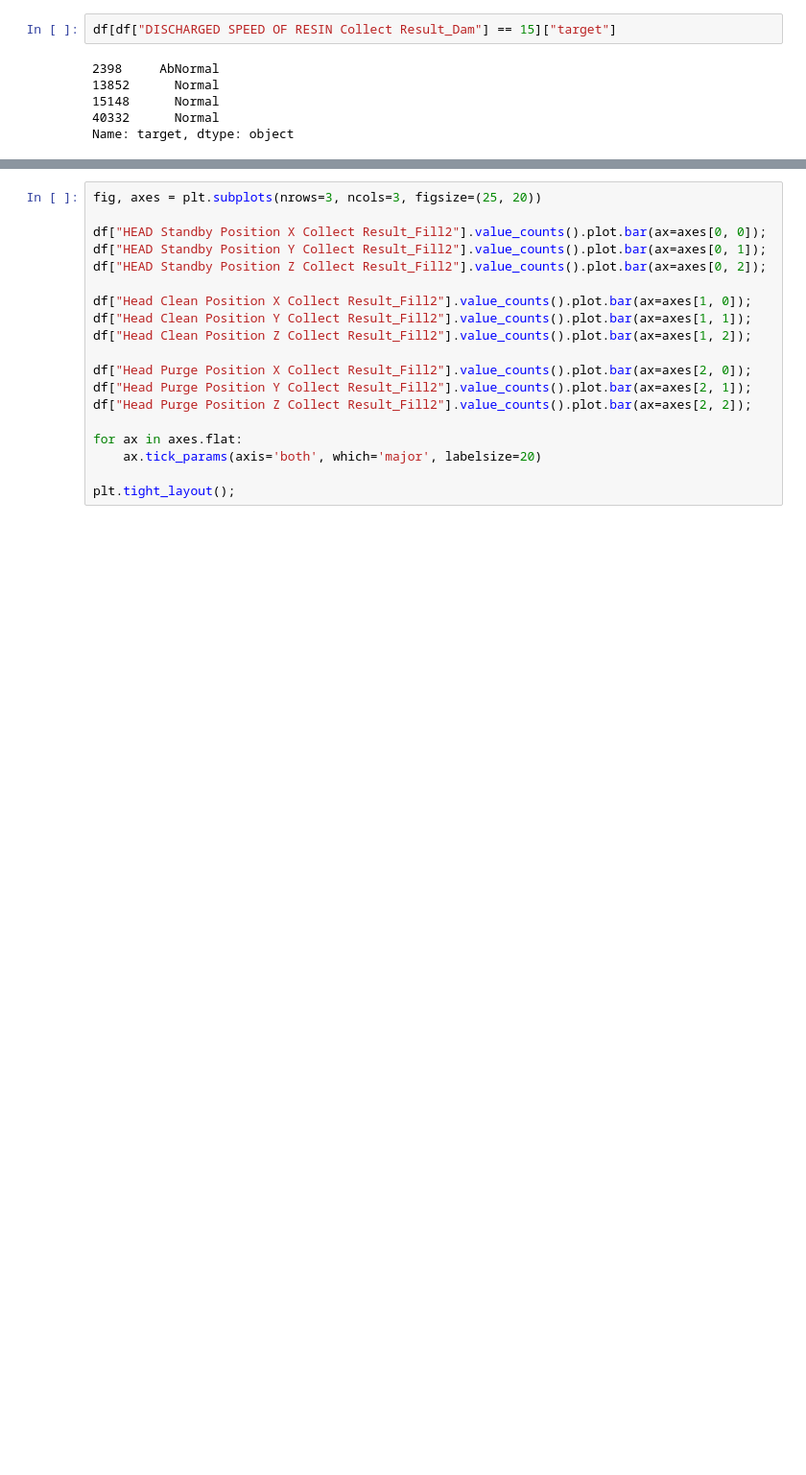
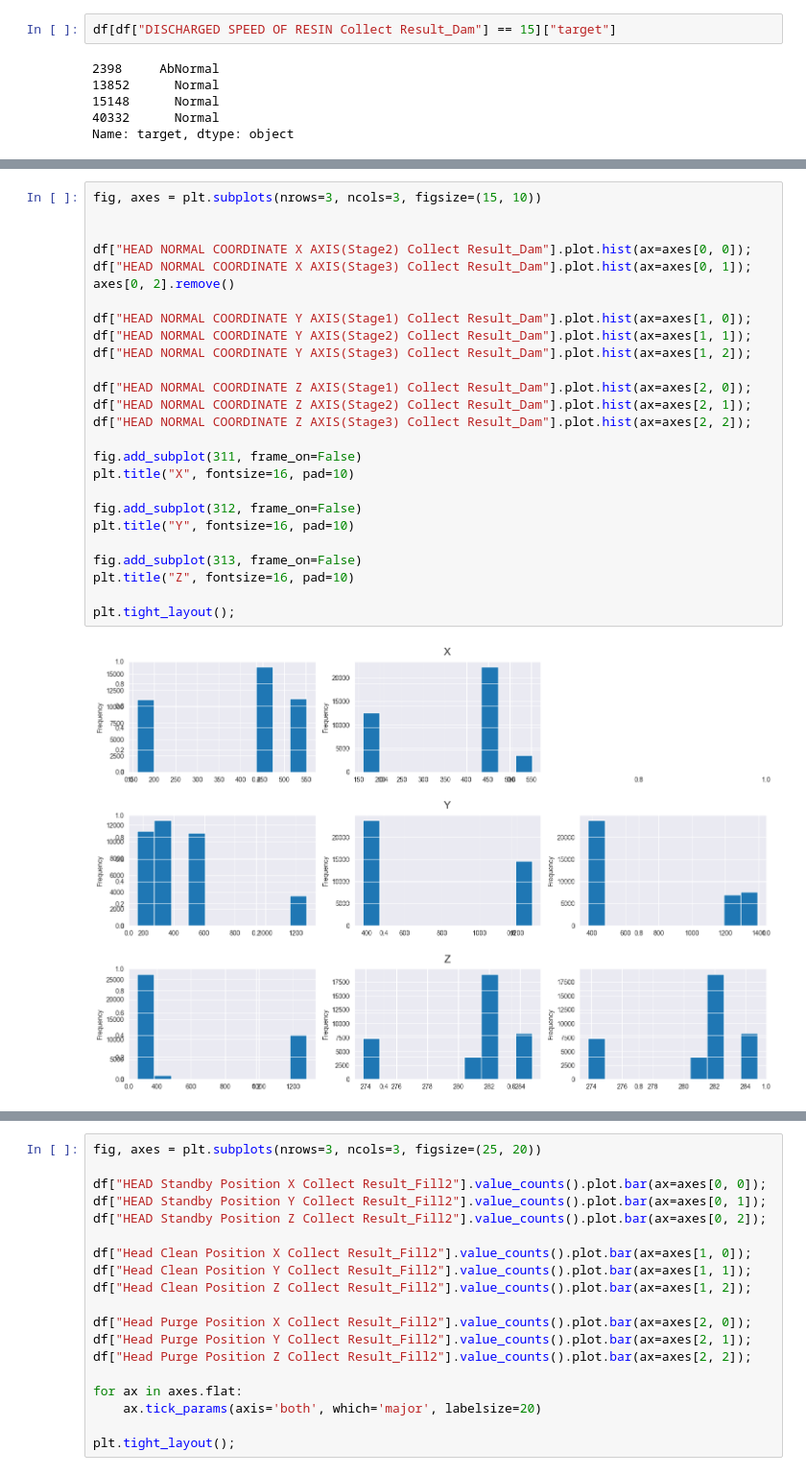
Before and after one commit to watchstep/YAIMERS, a Jupyter notebook: pre_1.ipynb, the cells around one changed output, grey strips where cells are left out. Shown at 96% size. Drawn from its saved outputs; the diff is of its cells as text; blank space fills up the shorter version.

```diff
--- a/pre_1.ipynb
+++ b/pre_1.ipynb
@@ -501,0 +599,28 @@ plt.tight_layout();
+# %%
+fig, axes = plt.subplots(nrows=3, ncols=3, figsize=(15, 10))
+
+
+df["HEAD NORMAL COORDINATE X AXIS(Stage2) Collect Result_Dam"].plot.hist(ax=axes[0, 0]);
+df["HEAD NORMAL COORDINATE X AXIS(Stage3) Collect Result_Dam"].plot.hist(ax=axes[0, 1]);
+axes[0, 2].remove()
+
+df["HEAD NORMAL COORDINATE Y AXIS(Stage1) Collect Result_Dam"].plot.hist(ax=axes[1, 0]);
+df["HEAD NORMAL COORDINATE Y AXIS(Stage2) Collect Result_Dam"].plot.hist(ax=axes[1, 1]);
+df["HEAD NORMAL COORDINATE Y AXIS(Stage3) Collect Result_Dam"].plot.hist(ax=axes[1, 2]);
+
+df["HEAD NORMAL COORDINATE Z AXIS(Stage1) Collect Result_Dam"].plot.hist(ax=axes[2, 0]);
+df["HEAD NORMAL COORDINATE Z AXIS(Stage2) Collect Result_Dam"].plot.hist(ax=axes[2, 1]);
+df["HEAD NORMAL COORDINATE Z AXIS(Stage3) Collect Result_Dam"].plot.hist(ax=axes[2, 2]);
+
+fig.add_subplot(311, frame_on=False)
+plt.title("X", fontsize=16, pad=10)
+
+fig.add_subplot(312, frame_on=False)
+plt.title("Y", fontsize=16, pad=10)
+
+fig.add_subplot(313, frame_on=False)
+plt.title("Z", fontsize=16, pad=10)
+
+plt.tight_layout();
+# %% [output]
+[figure, added]
```
Also changed, not shown: parts of 125 cells of this notebook, 13 other files.
